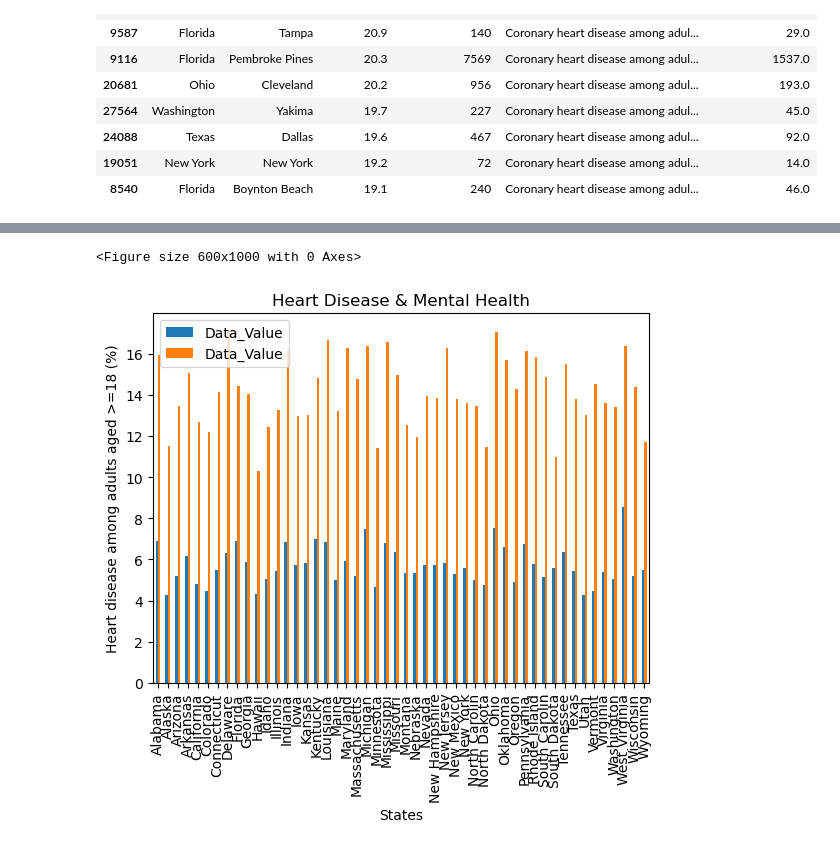
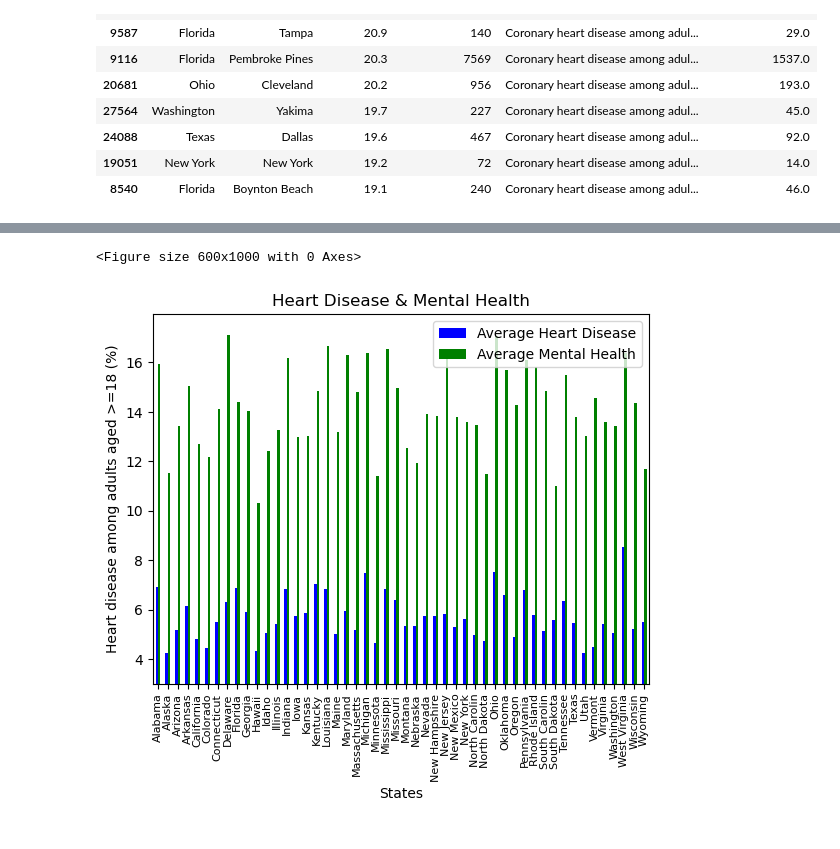
Before and after one commit to divya-jindal/project-1, a Jupyter notebook: MentalHealth_HeartDisease.ipynb, the cells around one changed output, grey strips where cells are left out. Cells and saved outputs as stored; diff of their text form; code cells hidden in the pictures.

```diff
--- a/MentalHealth_HeartDisease.ipynb
+++ b/MentalHealth_HeartDisease.ipynb
@@ -305,15 +314,23 @@ plt.show()
 # %%
 plt.figure(figsize=(6, 10))
+mylabels=['Average Heart Disease', 'Average Mental Health']
 # plot the group in decsending order
-pd.concat([heartdisease_bar, mentalhealth_bar], axis=1).plot.bar()
+pd.concat([heartdisease_bar, mentalhealth_bar], axis=1).plot.bar(color=('b','g'))
 
-# Label x,y axis & title
+
+
+# Label x,y axis, legend & title
 plt.xlabel('States')
 plt.ylabel('Heart disease among adults aged >=18 (%)')
 plt.title('Heart Disease & Mental Health')
+plt.legend(labels=mylabels)
+
+#resize/rescale
+plt.xticks(fontsize=8)
+plt.ylim(3)
 
 plt.show()
 # %% [output]
 <Figure size 600x1000 with 0 Axes>
-[figure, old version]
+[figure, new version]
 # %%
```
Also changed, not shown: parts of 9 cells of this notebook.
